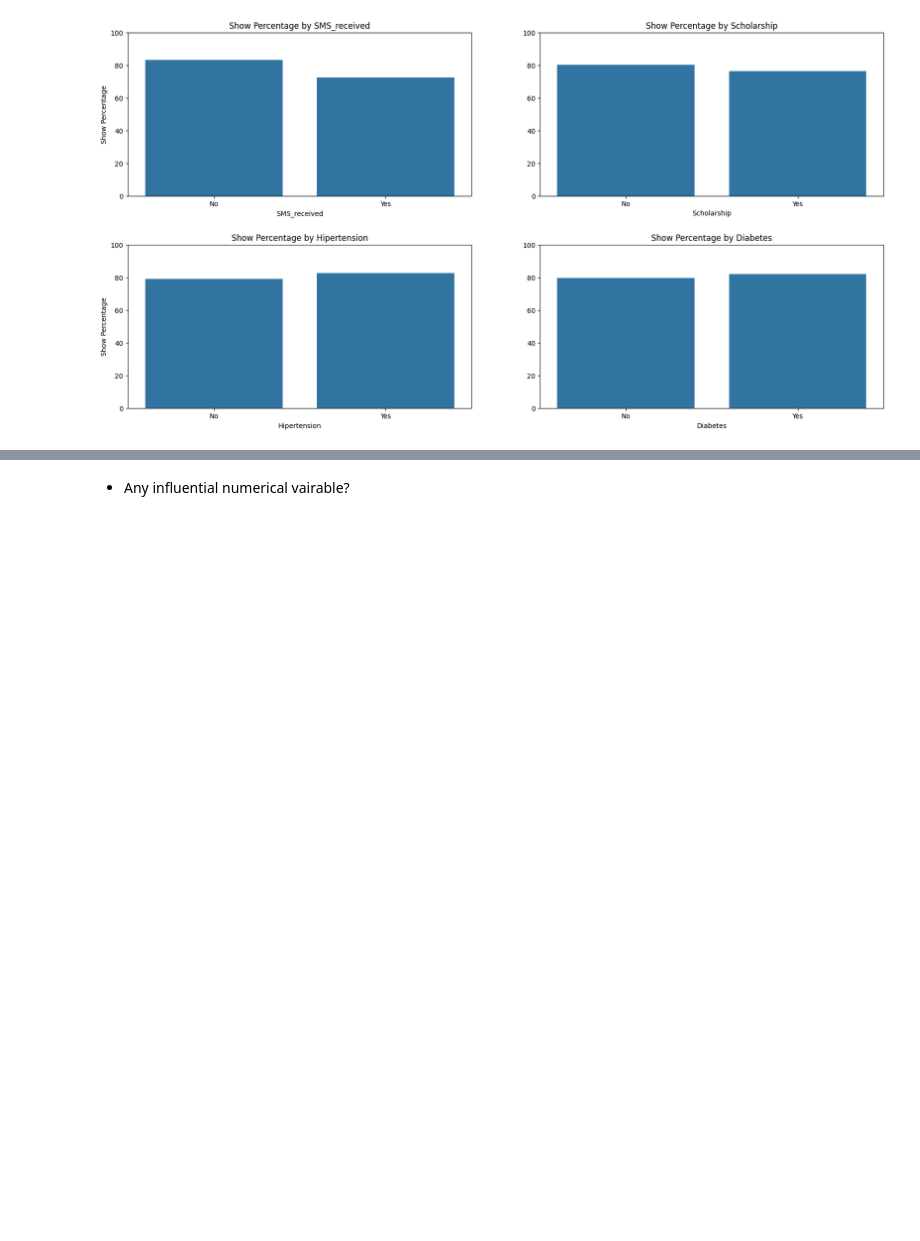
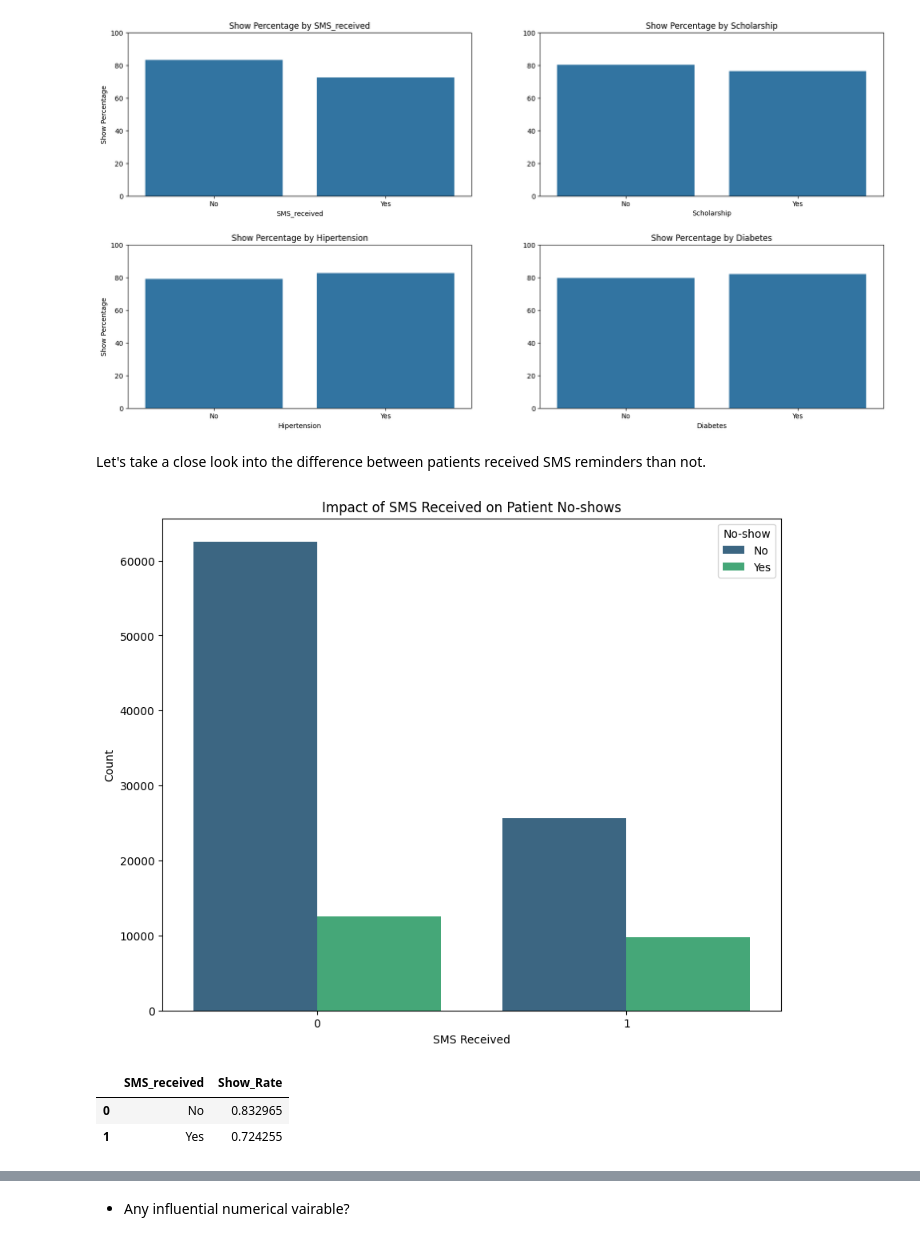
Before and after one commit to Fang2403/Analysis_of_Factors_Influencing_Patiens_Attendance_at_Medical_Appointments, a Jupyter notebook: Investigate_a_Dataset.ipynb, the cells around one changed output, grey strips where cells are left out. Drawn from its saved outputs; the diff is of its cells as text; code cells hidden in the pictures; blank space fills up the shorter version.

```diff
--- a/Investigate_a_Dataset.ipynb
+++ b/Investigate_a_Dataset.ipynb
@@ -441,0 +457,10 @@ appoint.head()
+# %%
+#function convert columns to category type
+def convert_to_category(df, columns):
+    for col in columns:
+        df[col] = df[col].astype('category')
+    return df
+
+appoint = convert_to_category(appoint, ['Scholarship', 'Gender', 'Hipertension', 'Diabetes', 'Alcoholism', 'SMS_received', 'NO-show'])
+
+appoint.info()
@@ -508,2 +575,28 @@ plt.show()
 # %% [output]
 [figure]
+# %% [markdown]
+Let's take a close look into the difference between patients received SMS reminders than not.
+# %%
+# Create a count plot to show the relationship between SMS_received and No-shows
+plt.figure(figsize=(10, 8))
+sns.countplot(x='SMS_received', hue='No-show', data=appoint, palette='viridis')
+plt.title('Impact of SMS Received on Patient No-shows')
+plt.xlabel('SMS Received')
+plt.ylabel('Count')
+plt.legend(title='No-show', loc='upper right')
+plt.show()
+# %% [output]
+[figure, added]
+# %%
+
+# Calculate the Show rate for those who received SMS and those who did not
+Show_Rate = appoint.groupby('SMS_received')['Show'].mean().reset_index()
+Show_Rate .rename(columns={'Show': 'Show_Rate '}, inplace=True)
+Show_Rate ['SMS_received'] = Show_Rate ['SMS_received'].map({0: 'No', 1: 'Yes'})
+
+# Display the no-show rates for each category
+Show_Rate
+# %% [output]
+|  | SMS_received | Show_Rate |
+| 0 | No | 0.832965 |
+| 1 | Yes | 0.724255 |
```
Also changed, not shown: parts of 55 cells of this notebook, 3 other files.
